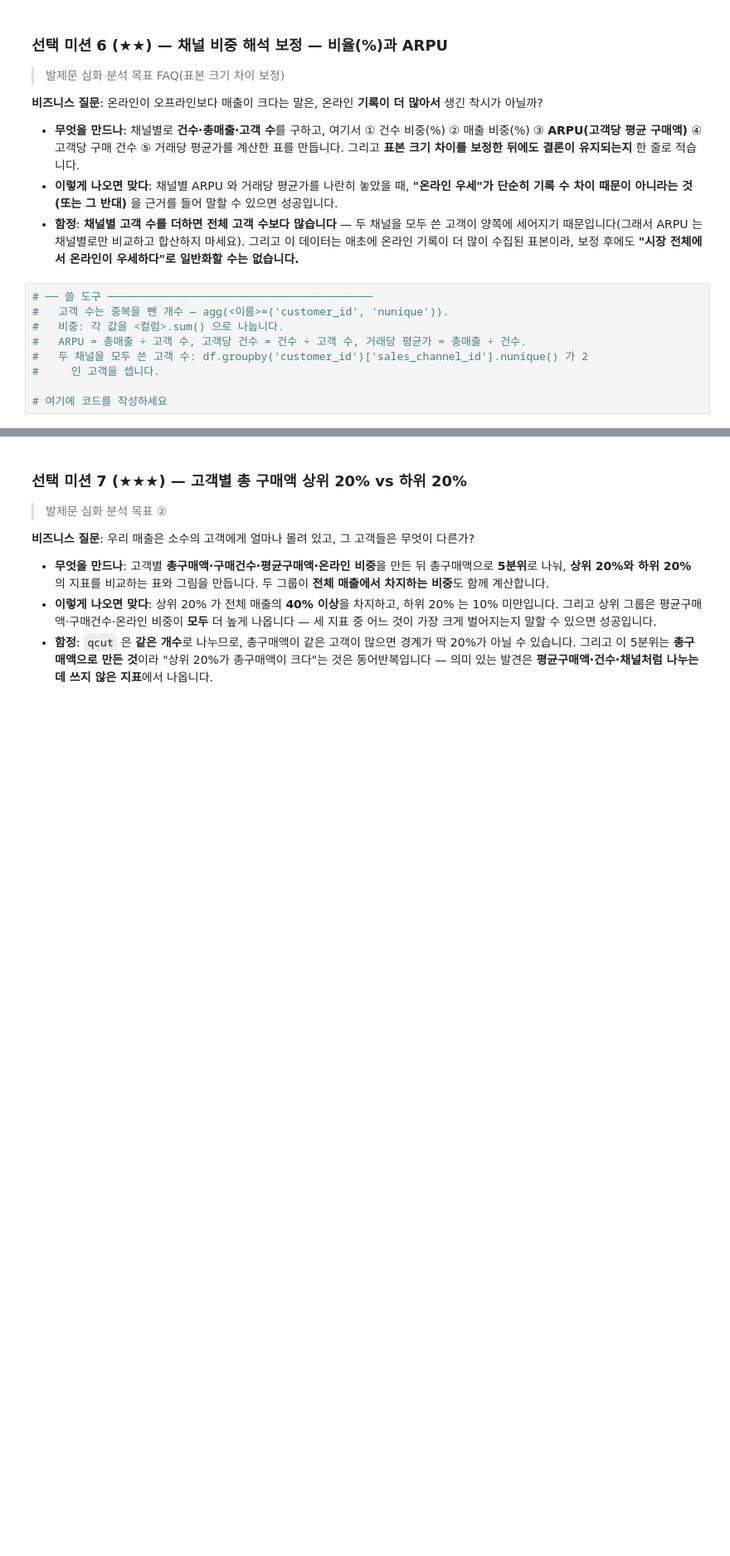
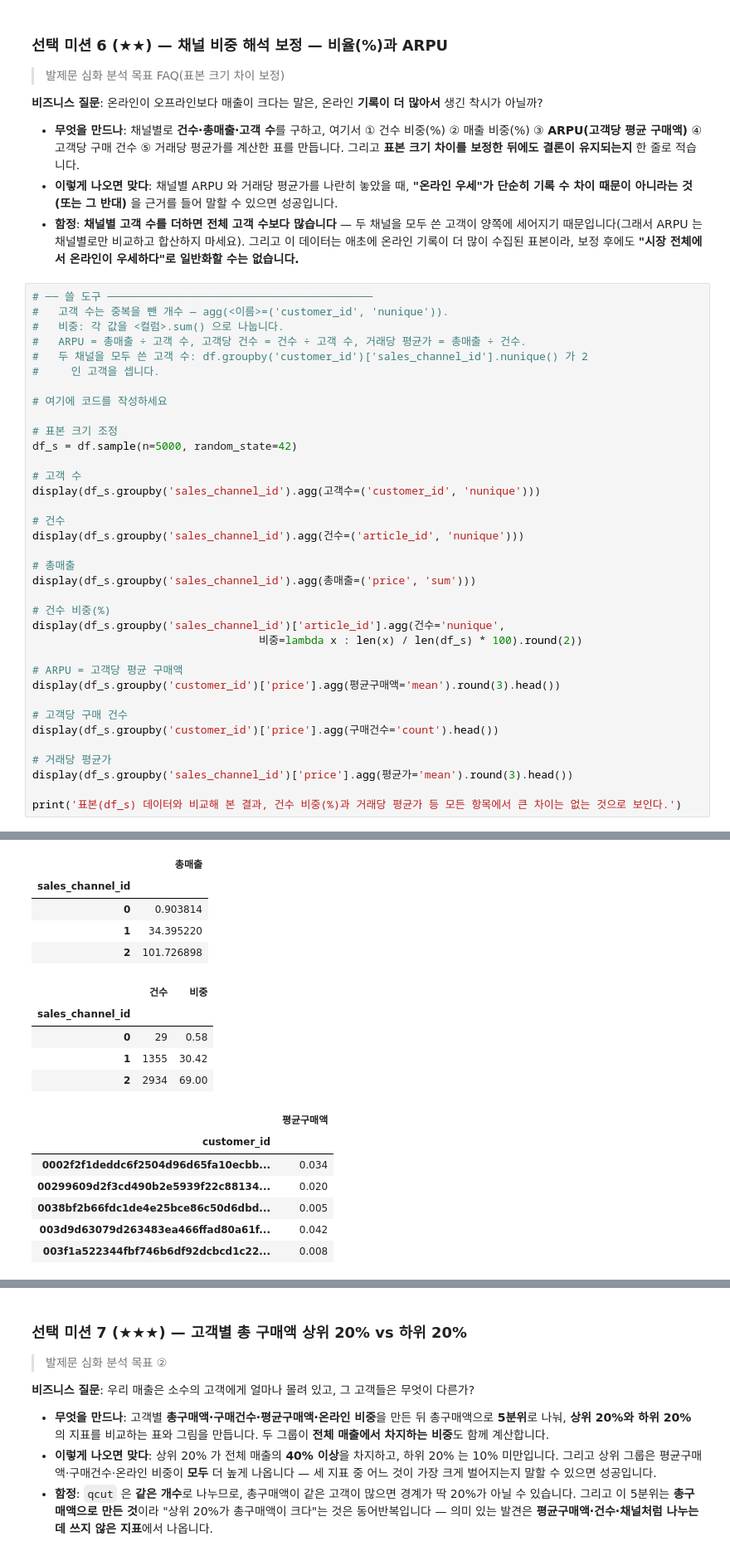
Before and after one commit to seventy4-git/hm-analysis, a Jupyter notebook: 02_데이터_EDA.ipynb, the cells around one changed output, grey strips where cells are left out. Shown at 83% size. Cells and saved outputs as stored; diff of their text form; blank space fills up the shorter version.

```diff
--- a/02_데이터_EDA.ipynb
+++ b/02_데이터_EDA.ipynb
@@ -474,3 +464,31 @@ Name: price, dtype: float64
 #     인 고객을 셉니다.
 
 # 여기에 코드를 작성하세요
+
+# 표본 크기 조정
+df_s = df.sample(n=5000, random_state=42)
+
+# 고객 수
+display(df_s.groupby('sales_channel_id').agg(고객수=('customer_id', 'nunique')))
+
+# 건수
+display(df_s.groupby('sales_channel_id').agg(건수=('article_id', 'nunique')))
+
+# 총매출
+display(df_s.groupby('sales_channel_id').agg(총매출=('price', 'sum')))
+
+# 건수 비중(%)
+display(df_s.groupby('sales_channel_id')['article_id'].agg(건수='nunique',
+                                   비중=lambda x : len(x) / len(df_s) * 100).round(2))
+
+# ARPU = 고객당 평균 구매액
+display(df_s.groupby('customer_id')['price'].agg(평균구매액='mean').round(3).head())
+
+# 고객당 구매 건수
+display(df_s.groupby('customer_id')['price'].agg(구매건수='count').head())
+
+# 거래당 평균가
+display(df_s.groupby('sales_channel_id')['price'].agg(평균가='mean').round(3).head())
+
+print('표본(df_s) 데이터와 비교해 본 결과, 건수 비중(%)과 거래당 평균가 등 모든 항목에서 큰 차이는 없는 것으로 보인다.')
+# %% [output]
@@ -476,0 +505,17 @@ Name: price, dtype: float64
+|  | 총매출 |
+| sales_channel_id |  |
+| 0 | 0.903814 |
+| 1 | 34.395220 |
+| 2 | 101.726898 |
+|  | 건수 | 비중 |
+| sales_channel_id |  |  |
+| 0 | 29 | 0.58 |
+| 1 | 1355 | 30.42 |
+| 2 | 2934 | 69.00 |
+|  | 평균구매액 |
+| customer_id |  |
+| 0002f2f1deddc6f2504d96d65fa10ecbb... | 0.034 |
+| 00299609d2f3cd490b2e5939f22c88134... | 0.020 |
+| 0038bf2b66fdc1de4e25bce86c50d6dbd... | 0.005 |
+| 003d9d63079d263483ea466ffad80a61f... | 0.042 |
+| 003f1a522344fbf746b6df92dcbcd1c22... | 0.008 |
```
Also changed, not shown: parts of 3 cells of this notebook, 1 other file.
